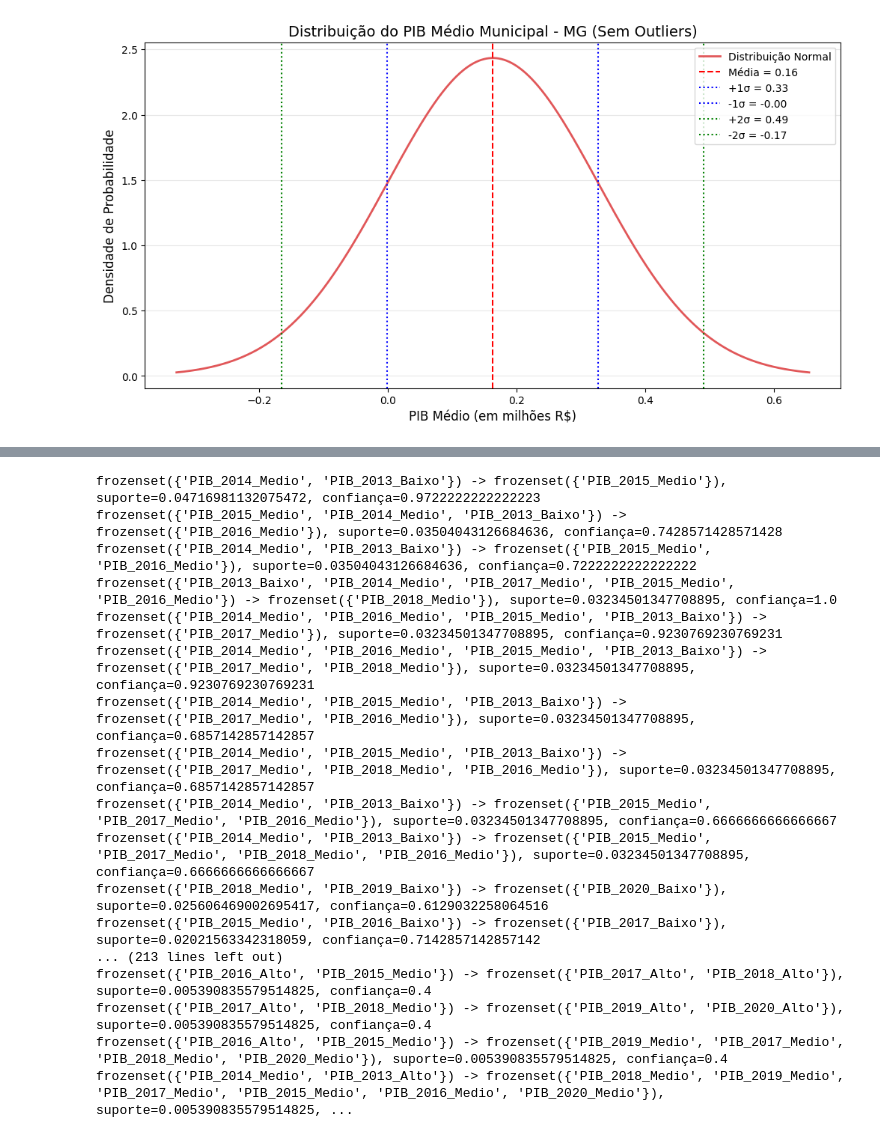
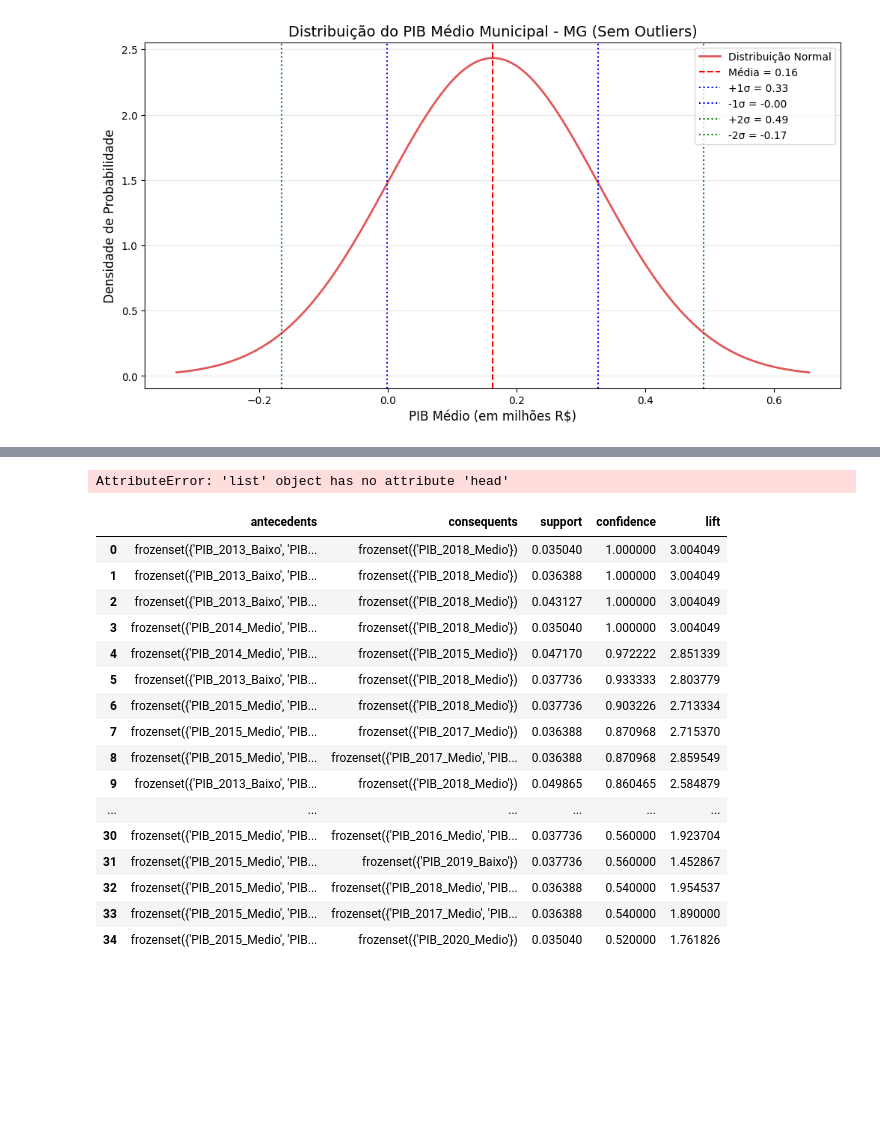
Before and after one commit to anaC-Fernandes/ProjetoDados, a Jupyter notebook: Notebooks/Dataset_Crise.ipynb, the cells around one changed output, grey strips where cells are left out. Drawn from its saved outputs; the diff is of its cells as text; code cells hidden in the pictures; blank space fills up the shorter version.

Commit message:
ordenação do resultado da filtragem

```diff
--- a/Notebooks/Dataset_Crise.ipynb
+++ b/Notebooks/Dataset_Crise.ipynb
@@ -988,25 +988,39 @@ with open('regras_transicoes_stritas_corrigido.csv', 'r') as file:
         consequents = row['consequents']
         if has_consecutive_years(antecedents, consequents):
             filtered_rows.append(row)
-
-# Exibir as regras filtradas (opcional: salvar em um novo CSV)
-for row in filtered_rows:
-    print(f"{row['antecedents']} -> {row['consequents']}, suporte={row['support']}, confiança={row['confidence']}")
 # %% [output]
-frozenset({'PIB_2014_Medio', 'PIB_2013_Baixo'}) -> frozenset({'PIB_2015_Medio'}), suporte=0.04716981132075472, confiança=0.9722222222222223
-frozenset({'PIB_2015_Medio', 'PIB_2014_Medio', 'PIB_2013_Baixo'}) -> frozenset({'PIB_2016_Medio'}), suporte=0.03504043126684636, confiança=0.7428571428571428
-frozenset({'PIB_2014_Medio', 'PIB_2013_Baixo'}) -> frozenset({'PIB_2015_Medio', 'PIB_2016_Medio'}), suporte=0.03504043126684636, confiança=0.7222222222222222
-frozenset({'PIB_2013_Baixo', 'PIB_2014_Medio', 'PIB_2017_Medio', 'PIB_2015_Medio', 'PIB_2016_Medio'}) -> frozenset({'PIB_2018_Medio'}), suporte=0.03234501347708895, confiança=1.0
-frozenset({'PIB_2014_Medio', 'PIB_2016_Medio', 'PIB_2015_Medio', 'PIB_2013_Baixo'}) -> frozenset({'PIB_2017_Medio'}), suporte=0.03234501347708895, confiança=0.9230769230769231
-frozenset({'PIB_2014_Medio', 'PIB_2016_Medio', 'PIB_2015_Medio', 'PIB_2013_Baixo'}) -> frozenset({'PIB_2017_Medio', 'PIB_2018_Medio'}), suporte=0.03234501347708895, confiança=0.9230769230769231
-frozenset({'PIB_2014_Medio', 'PIB_2015_Medio', 'PIB_2013_Baixo'}) -> frozenset({'PIB_2017_Medio', 'PIB_2016_Medio'}), suporte=0.03234501347708895, confiança=0.6857142857142857
-frozenset({'PIB_2014_Medio', 'PIB_2015_Medio', 'PIB_2013_Baixo'}) -> frozenset({'PIB_2017_Medio', 'PIB_2018_Medio', 'PIB_2016_Medio'}), suporte=0.03234501347708895, confiança=0.6857142857142857
-frozenset({'PIB_2014_Medio', 'PIB_2013_Baixo'}) -> frozenset({'PIB_2015_Medio', 'PIB_2017_Medio', 'PIB_2016_Medio'}), suporte=0.03234501347708895, confiança=0.6666666666666667
-frozenset({'PIB_2014_Medio', 'PIB_2013_Baixo'}) -> frozenset({'PIB_2015_Medio', 'PIB_2017_Medio', 'PIB_2018_Medio', 'PIB_2016_Medio'}), suporte=0.03234501347708895, confiança=0.6666666666666667
-frozenset({'PIB_2018_Medio', 'PIB_2019_Baixo'}) -> frozenset({'PIB_2020_Baixo'}), suporte=0.025606469002695417, confiança=0.6129032258064516
-frozenset({'PIB_2015_Medio', 'PIB_2016_Baixo'}) -> frozenset({'PIB_2017_Baixo'}), suporte=0.02021563342318059, confiança=0.7142857142857142
-... (213 lines left out)
-frozenset({'PIB_2016_Alto', 'PIB_2015_Medio'}) -> frozenset({'PIB_2017_Alto', 'PIB_2018_Alto'}), suporte=0.005390835579514825, confiança=0.4
-frozenset({'PIB_2017_Alto', 'PIB_2018_Medio'}) -> frozenset({'PIB_2019_Alto', 'PIB_2020_Alto'}), suporte=0.005390835579514825, confiança=0.4
-frozenset({'PIB_2016_Alto', 'PIB_2015_Medio'}) -> frozenset({'PIB_2019_Medio', 'PIB_2017_Medio', 'PIB_2018_Medio', 'PIB_2020_Medio'}), suporte=0.005390835579514825, confiança=0.4
-frozenset({'PIB_2014_Medio', 'PIB_2013_Alto'}) -> frozenset({'PIB_2018_Medio', 'PIB_2019_Medio', 'PIB_2017_Medio', 'PIB_2015_Medio', 'PIB_2016_Medio', 'PIB_2020_Medio'}), suporte=0.005390835579514825, ...
+AttributeError: 'list' object has no attribute 'head'
+# %%
+regras_df = pd.read_csv('regras_transicoes_stritas_corrigido.csv', delimiter=',')
+regras_filtradas_ordenadas = (
+    regras_df
+    .query('support > 0.035')  # Filtro de suporte
+    .sort_values(by='confidence', ascending=False)  # Ordenação por confiança
+    .reset_index(drop=True)  # Reseta o índice
+)
+pd.set_option('display.max_columns', None)  # Mostra todas as colunas
+pd.set_option('display.max_colwidth', None)  # Mostra todo o conteúdo das colunas
+pd.set_option('display.width', None)  # Remove a limitação de largura do display
+
+# Se quiser mostrar todas as linhas também:
+pd.set_option('display.max_rows', None)
+
+regras_filtradas_ordenadas.head(100)
+# %% [output]
+|  | antecedents | consequents | support | confidence | lift |
+| 0 | frozenset({'PIB_2013_Baixo', 'PIB... | frozenset({'PIB_2018_Medio'}) | 0.035040 | 1.000000 | 3.004049 |
+| 1 | frozenset({'PIB_2013_Baixo', 'PIB... | frozenset({'PIB_2018_Medio'}) | 0.036388 | 1.000000 | 3.004049 |
+| 2 | frozenset({'PIB_2013_Baixo', 'PIB... | frozenset({'PIB_2018_Medio'}) | 0.043127 | 1.000000 | 3.004049 |
+| 3 | frozenset({'PIB_2014_Medio', 'PIB... | frozenset({'PIB_2018_Medio'}) | 0.035040 | 1.000000 | 3.004049 |
+| 4 | frozenset({'PIB_2014_Medio', 'PIB... | frozenset({'PIB_2015_Medio'}) | 0.047170 | 0.972222 | 2.851339 |
+| 5 | frozenset({'PIB_2013_Baixo', 'PIB... | frozenset({'PIB_2018_Medio'}) | 0.037736 | 0.933333 | 2.803779 |
+| 6 | frozenset({'PIB_2015_Medio', 'PIB... | frozenset({'PIB_2018_Medio'}) | 0.037736 | 0.903226 | 2.713334 |
+| 7 | frozenset({'PIB_2015_Medio', 'PIB... | frozenset({'PIB_2017_Medio'}) | 0.036388 | 0.870968 | 2.715370 |
+| 8 | frozenset({'PIB_2015_Medio', 'PIB... | frozenset({'PIB_2017_Medio', 'PIB... | 0.036388 | 0.870968 | 2.859549 |
+| 9 | frozenset({'PIB_2013_Baixo', 'PIB... | frozenset({'PIB_2018_Medio'}) | 0.049865 | 0.860465 | 2.584879 |
+| ... | ... | ... | ... | ... | ... |
+| 30 | frozenset({'PIB_2015_Medio', 'PIB... | frozenset({'PIB_2016_Medio', 'PIB... | 0.037736 | 0.560000 | 1.923704 |
+| 31 | frozenset({'PIB_2015_Medio', 'PIB... | frozenset({'PIB_2019_Baixo'}) | 0.037736 | 0.560000 | 1.452867 |
+| 32 | frozenset({'PIB_2015_Medio', 'PIB... | frozenset({'PIB_2018_Medio', 'PIB... | 0.036388 | 0.540000 | 1.954537 |
+| 33 | frozenset({'PIB_2015_Medio', 'PIB... | frozenset({'PIB_2017_Medio', 'PIB... | 0.036388 | 0.540000 | 1.890000 |
+| 34 | frozenset({'PIB_2015_Medio', 'PIB... | frozenset({'PIB_2020_Medio'}) | 0.035040 | 0.520000 | 1.761826 |
```
Also changed, not shown: parts of 5 cells of this notebook.
